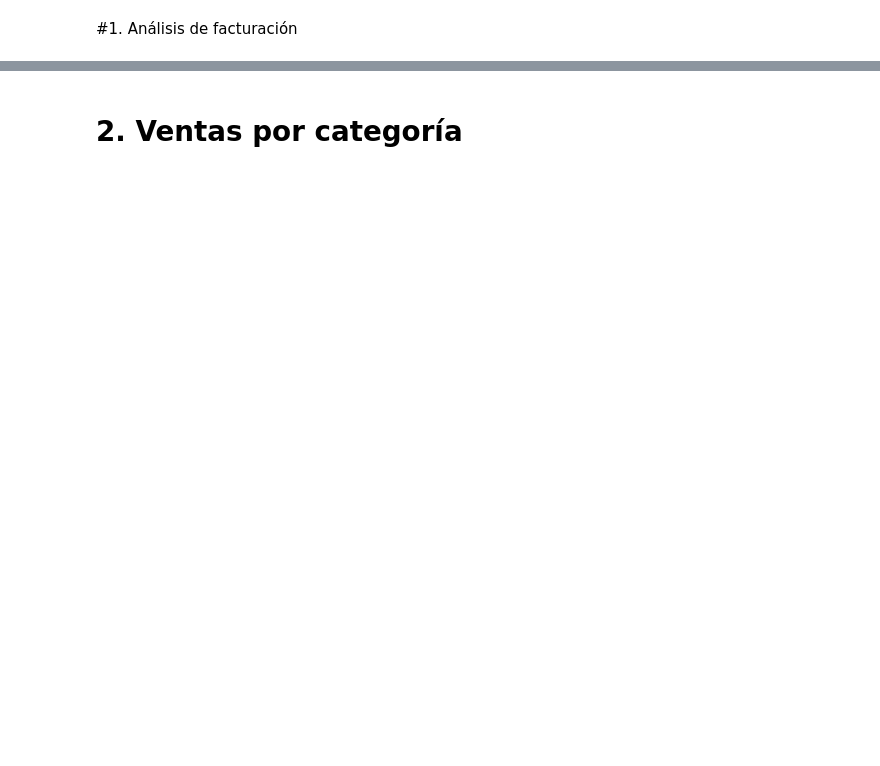
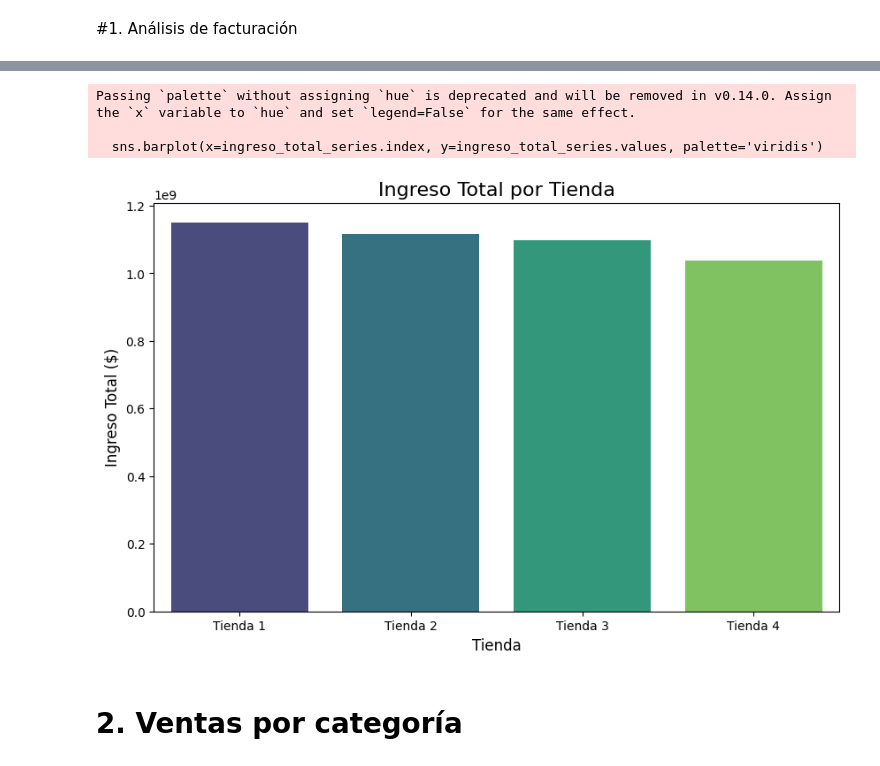
Before and after one commit to jazminfuentesb/challenge1-data-science-latam-jfb, a Jupyter notebook: AluraStoreLatam.ipynb, the cells around one changed output, grey strips where cells are left out. Drawn from its saved outputs; the diff is of its cells as text; code cells hidden in the pictures; blank space fills up the shorter version.

```diff
--- a/AluraStoreLatam.ipynb
+++ b/AluraStoreLatam.ipynb
@@ -27,0 +32,30 @@ tienda.head()
+# %%
+# Calcular el ingreso total para cada tienda sumando la columna 'Precio'
+ingreso_tienda1 = tienda1['Precio'].sum()
+ingreso_tienda2 = tienda2['Precio'].sum()
+ingreso_tienda3 = tienda3['Precio'].sum()
+ingreso_tienda4 = tienda4['Precio'].sum()
+
+# Crear un diccionario para almacenar el ingreso total de cada tienda
+ingreso_total = {
+    "Tienda 1": ingreso_tienda1,
+    "Tienda 2": ingreso_tienda2,
+    "Tienda 3": ingreso_tienda3,
+    "Tienda 4": ingreso_tienda4
+}
+
+# Encontrar la tienda con el ingreso más alto
+mejor_tienda = max(ingreso_total, key=ingreso_total.get)
+mayor_ingreso = ingreso_total[mejor_tienda]
+
+#Encontrar la tienda con el ingreso más bajo
+menor_venta_tienda = min(ingreso_total, key=ingreso_total.get)
+menor_ingreso = ingreso_total[menor_venta_tienda]
+
+# Mostrar el ingreso total de cada tienda y la tienda con mejor rendimiento
+print("Ingreso total por tienda:")
+for tienda_nombre, ingreso in ingreso_total.items():
+    print(f"{tienda_nombre}: ${ingreso:,.2f}")
+
+print(f"\nLa tienda que más vende es: {mejor_tienda} con un ingreso total de ${mayor_ingreso:,.2f}")
+print(f"\nLa tienda que menos vende es: {menor_venta_tienda} con un ingreso total de ${menor_ingreso:,.2f}")
@@ -28,2 +72,19 @@ tienda.head()
+# %%
+# Convertir el diccionario en una Serie de Pandas para su gráfico
+ingreso_total_series = pd.Series(ingreso_total)
+
+# Crear un gráfico de barras para el ingreso total
+plt.figure(figsize=(10, 6))
+sns.barplot(x=ingreso_total_series.index, y=ingreso_total_series.values, palette='viridis')
+plt.title('Ingreso Total por Tienda', fontsize=16)
+plt.xlabel('Tienda', fontsize=12)
+plt.ylabel('Ingreso Total ($)', fontsize=12)
+plt.savefig('ingreso_total_por_tienda.png')
+plt.show()
+# %% [output]
+Passing `palette` without assigning `hue` is deprecated and will be removed in v0.14.0. Assign the `x` variable to `hue` and set `legend=False` for the same effect.
+
+  sns.barplot(x=ingreso_total_series.index, y=ingreso_total_series.values, palette='viridis')
+[figure, added]
 # %% [markdown]
 # 2. Ventas por categoría
```
Also changed, not shown: parts of 33 cells of this notebook.
